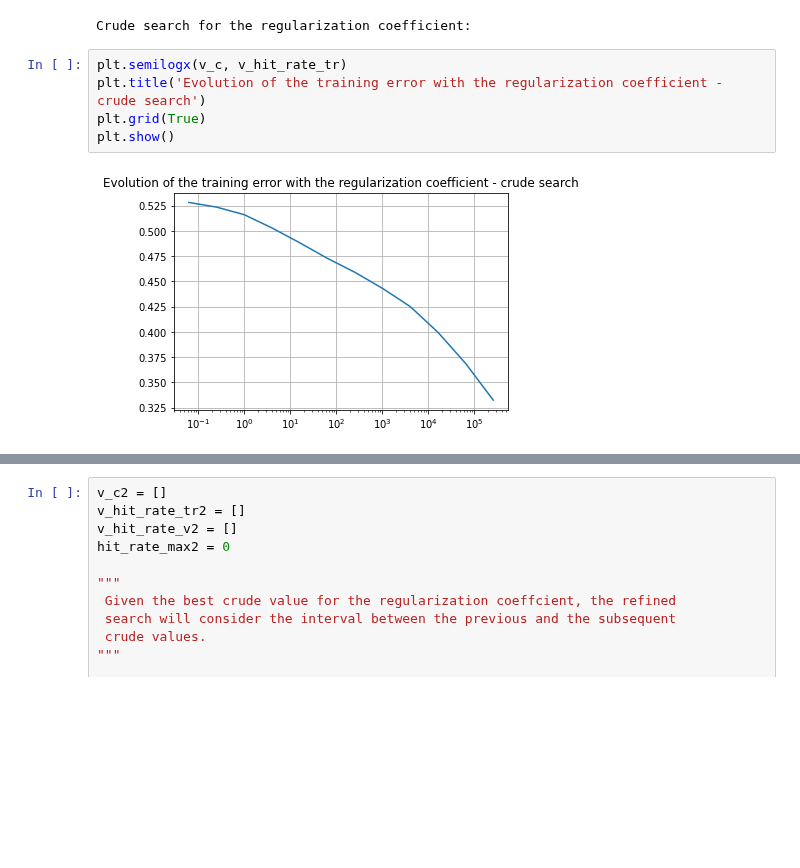
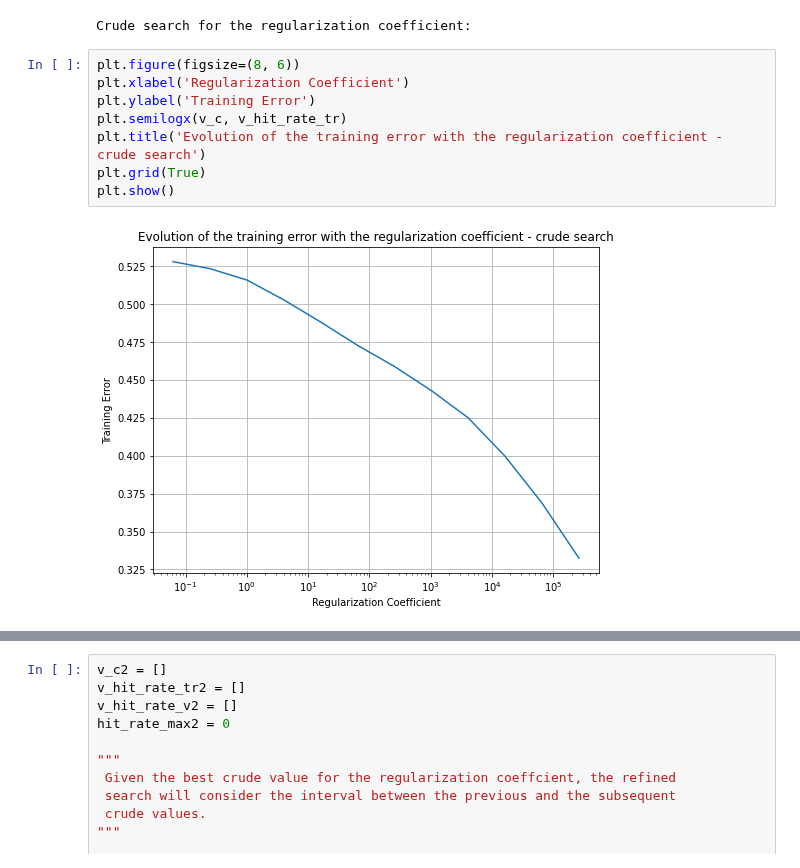
Before and after one commit to SamuelBFG/DL-studies, a Jupyter notebook: IA353/EF1p1_CIFAR10.ipynb, the cells around one changed output, grey strips where cells are left out. Cells and saved outputs as stored; diff of their text form; blank space fills up the shorter version.

```diff
--- a/IA353/EF1p1_CIFAR10.ipynb
+++ b/IA353/EF1p1_CIFAR10.ipynb
@@ -113,10 +119,13 @@ for p in np.arange(-4, 20, 2, dtype=float):
 # %% [output]
 Crude search for the regularization coefficient:
 # %%
+plt.figure(figsize=(8, 6))
+plt.xlabel('Regularization Coefficient')
+plt.ylabel('Training Error')
 plt.semilogx(v_c, v_hit_rate_tr)
 plt.title('Evolution of the training error with the regularization coefficient - crude search')
 plt.grid(True)
 plt.show()
 # %% [output]
-[figure, old version]
+[figure, new version]
 # %%
```
Also changed, not shown: parts of 10 cells of this notebook.
